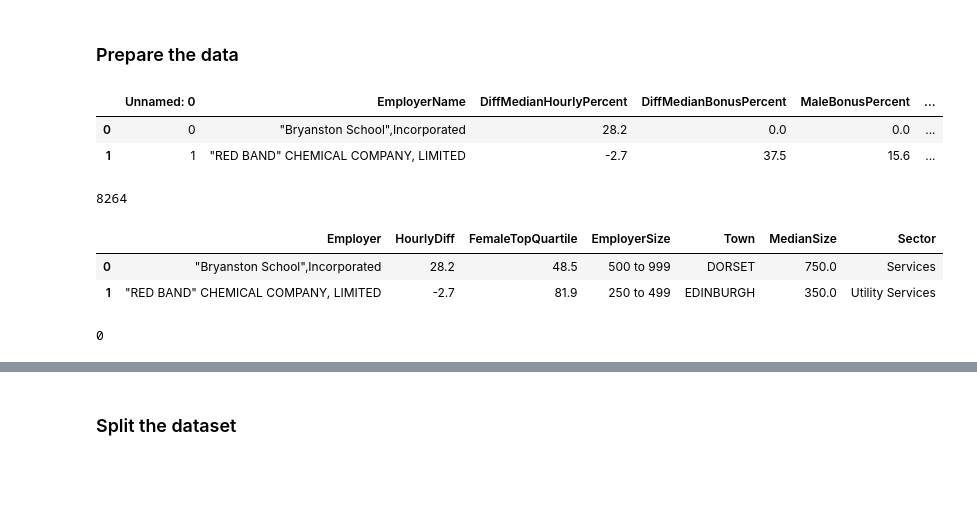
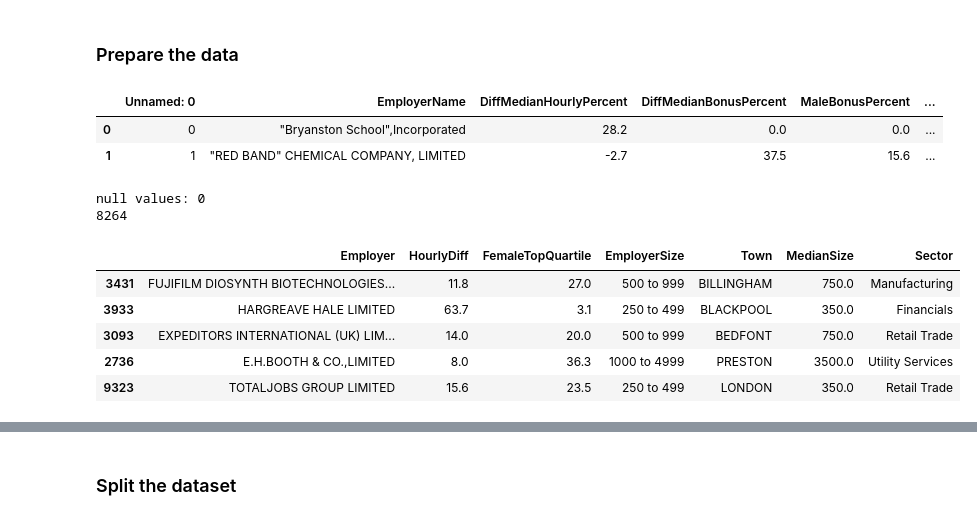
Before and after one commit to linavrgd/GA_Projects, a Jupyter notebook: Paygap_model_v1.ipynb, the cells around one changed output, grey strips where cells are left out. Saved outputs shown, nothing was run; the diff lists cells and outputs as text; code cells hidden in the pictures; blank space fills up the shorter version.

```diff
--- a/Paygap_model_v1.ipynb
+++ b/Paygap_model_v1.ipynb
@@ -30,39 +30,40 @@ from sklearn import feature_selection
 
 # UK paygap data
 gap = pd.read_csv('paygap_v2.csv')
+
+gap.head(2)
+# %% [output]
+|  | Unnamed: 0 | EmployerName | DiffMedianHourlyPercent | DiffMedianBonusPercent | MaleBonusPercent | ... |
+| 0 | 0 | "Bryanston School",Incorporated | 28.2 | 0.0 | 0.0 | ... |
+| 1 | 1 | "RED BAND" CHEMICAL COMPANY, LIMITED | -2.7 | 37.5 | 15.6 | ... |
-# %%
-gap.head(2)
-# %% [output]
-|  | Unnamed: 0 | EmployerName | DiffMedianHourlyPercent | DiffMedianBonusPercent | MaleBonusPercent | ... |
-| 0 | 0 | "Bryanston School",Incorporated | 28.2 | 0.0 | 0.0 | ... |
-| 1 | 1 | "RED BAND" CHEMICAL COMPANY, LIMITED | -2.7 | 37.5 | 15.6 | ... |
 # %%
 # Keep only relevant columns
 cols = ['EmployerName', 'DiffMedianHourlyPercent', 'FemaleTopQuartile', 'EmployerSize',
         'RegAddress.PostTown', 'EmployerSizeCenter', 'SIC_SECTOR' ]
 
 gap = gap[cols]
 
 gap.rename(columns={'EmployerName': 'Employer', 'DiffMedianHourlyPercent': 'HourlyDiff',
                     'DiffMedianHourlyPercent': 'HourlyDiff',
                    'RegAddress.PostTown': 'Town',
                    'EmployerSizeCenter': 'MedianSize',
                    'SIC_SECTOR': 'Sector'}, inplace=True)
 
 # Drop nulls from MedianSize
 
 gap = gap.dropna(subset = ['MedianSize'])
 gap = gap.dropna(subset = ['Sector'])
 
 
+print('null values:', gap['HourlyDiff'].isnull().values.sum())
 print(len(gap))
-gap.head(2)
+gap.sample(5)
 # %% [output]
+null values: 0
 8264
 |  | Employer | HourlyDiff | FemaleTopQuartile | EmployerSize | Town | MedianSize | Sector |
-| 0 | "Bryanston School",Incorporated | 28.2 | 48.5 | 500 to 999 | DORSET | 750.0 | Services |
-| 1 | "RED BAND" CHEMICAL COMPANY, LIMITED | -2.7 | 81.9 | 250 to 499 | EDINBURGH | 350.0 | Utility Services |
+| 3431 | FUJIFILM DIOSYNTH BIOTECHNOLOGIES... | 11.8 | 27.0 | 500 to 999 | BILLINGHAM | 750.0 | Manufacturing |
+| 3933 | HARGREAVE HALE LIMITED | 63.7 | 3.1 | 250 to 499 | BLACKPOOL | 350.0 | Financials |
+| 3093 | EXPEDITORS INTERNATIONAL (UK) LIM... | 14.0 | 20.0 | 500 to 999 | BEDFONT | 750.0 | Retail Trade |
+| 2736 | E.H.BOOTH & CO.,LIMITED | 8.0 | 36.3 | 1000 to 4999 | PRESTON | 3500.0 | Utility Services |
+| 9323 | TOTALJOBS GROUP LIMITED | 15.6 | 23.5 | 250 to 499 | LONDON | 350.0 | Retail Trade |
-# %%
-gap['HourlyDiff'].isnull().values.sum()
-# %% [output]
-0
```
Also changed, not shown: parts of 35 cells of this notebook.
